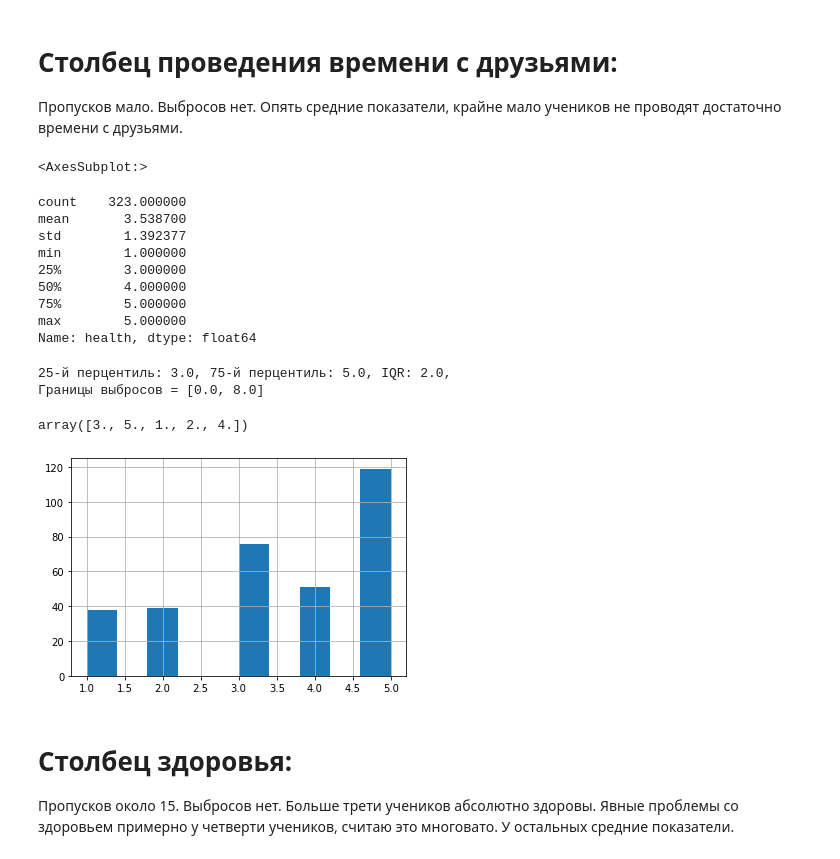
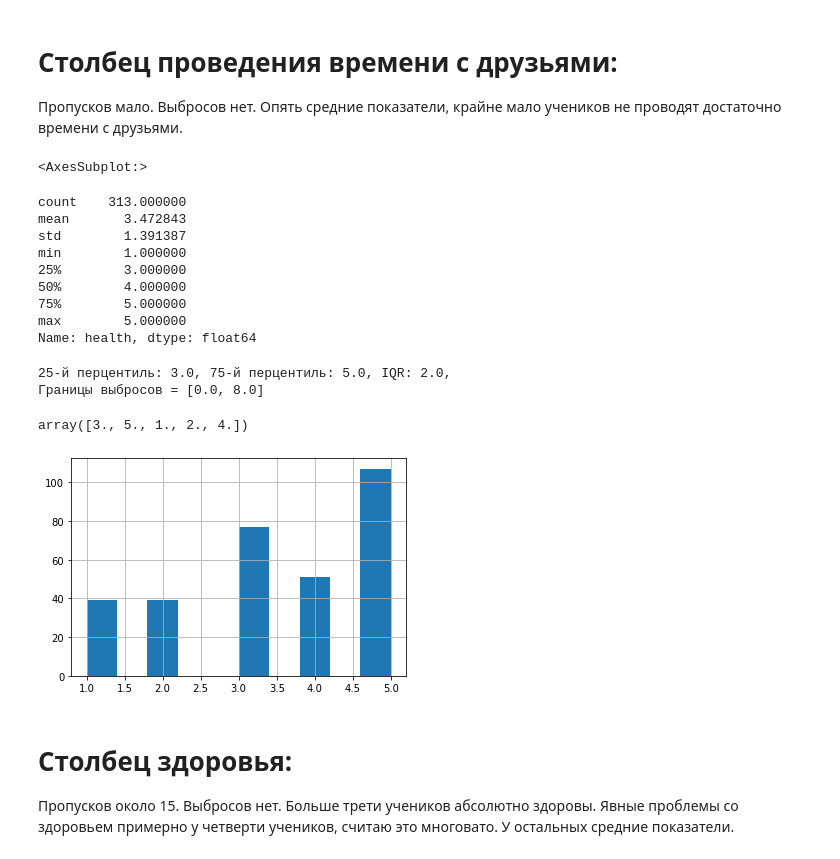
Before and after one commit to arsenbondaren/skillfactory, a Jupyter notebook: module_2/EDA_stud_math_Bandarenka.ipynb, the cells around one changed output. Cells and saved outputs as stored; diff of their text form; code cells hidden in the pictures.

```diff
--- a/module_2/EDA_stud_math_Bandarenka.ipynb
+++ b/module_2/EDA_stud_math_Bandarenka.ipynb
@@ -13,7 +13,7 @@ stud_math = pd.read_csv('stud_math.csv')
 stud_math = stud_math.dropna(subset=['score'])
 stud_math = stud_math.loc[stud_math['Fedu']<=4]
 stud_math = stud_math.loc[stud_math['famrel']>=1]
-stud_math = stud_math.loc[stud_math['absences']<40]
+stud_math = stud_math.loc[stud_math['absences']<100]
 # %%
 def for_num_col(x):
     display(x.hist())
@@ -309,23 +301,23 @@ array([4., 3., 2., 1., 5.])
 Пропусков мало. Выбросов нет. Опять средние показатели, крайне мало учеников не проводят достаточно времени с друзьями.
 # %%
 for_num_col(stud_math['health'])
-stud_math['health'] = stud_math['health'].apply(lambda x: 5 if pd.isna(x) else x)
+stud_math['health'] = stud_math['health'].apply(lambda x: 4 if pd.isna(x) else x)
 stud_math['health'].unique()
 # %% [output]
 <AxesSubplot:>
-count    323.000000
-mean       3.538700
-std        1.392377
+count    313.000000
+mean       3.472843
+std        1.391387
 min        1.000000
 25%        3.000000
 50%        4.000000
 75%        5.000000
 max        5.000000
 Name: health, dtype: float64
 25-й перцентиль: 3.0, 75-й перцентиль: 5.0, IQR: 2.0,
 Границы выбросов = [0.0, 8.0]
 array([3., 5., 1., 2., 4.])
-[figure, old version]
+[figure, new version]
 # %% [markdown]
 # Столбец здоровья:
 Пропусков около 15. Выбросов нет. Больше трети учеников абсолютно здоровы. Явные проблемы со здоровьем примерно у четверти учеников, считаю это многовато. У остальных средние показатели.
```
Also changed, not shown: parts of 50 cells of this notebook.
